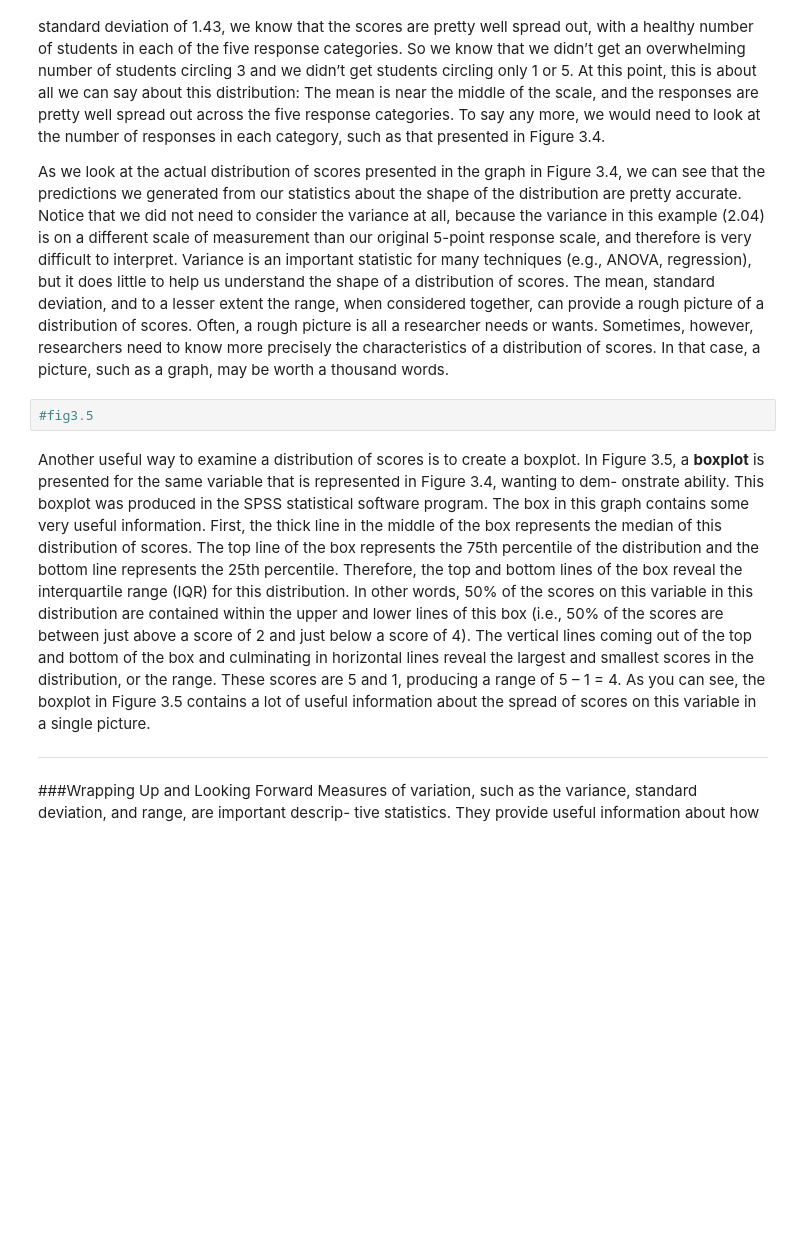
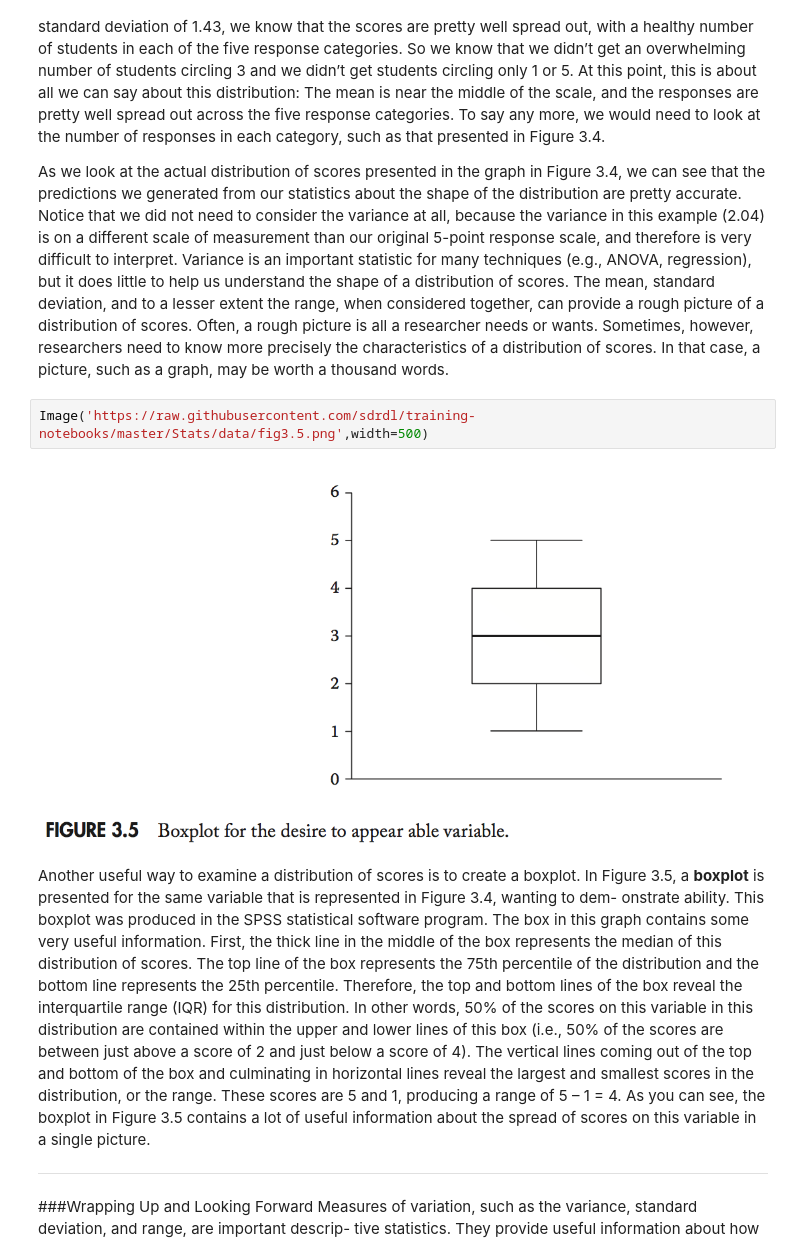
Before and after one commit to sandiegodata/training-notebooks, a Jupyter notebook: Stats/3 - Measures of Variability.ipynb, the cells around one changed output. Cells and saved outputs as stored; diff of their text form; blank space fills up the shorter version.

```diff
--- a/Stats/3 - Measures of Variability.ipynb
+++ b/Stats/3 - Measures of Variability.ipynb
@@ -147,8 +147,10 @@ To get a better picture of this distribution, we need to consider the standard d
 Now, when we look at the actual mean for this distribution (2.92) and the actual standard deviation (1.43), we can develop a rough picture of the distribution in our minds. Because we know that on a scale from 1 to 5, a mean of 2.92 is about in the middle, we can guess that the distribution looks somewhat symmetrical (i.e., that there will be roughly the same number of responses in the 4 and 5 categories as there are in the 1 and 2 categories. Furthermore, because we’ve got a moderately sized standard deviation of 1.43, we know that the scores are pretty well spread out, with a healthy number of students in each of the five response categories. So we know that we didn’t get an overwhelming number of students circling 3 and we didn’t get students circling only 1 or 5. At this point, this is about all we can say about this distribution: The mean is near the middle of the scale, and the responses are pretty well spread out across the five response categories. To say any more, we would need to look at the number of responses in each category, such as that presented in Figure 3.4.
 
 As we look at the actual distribution of scores presented in the graph in Figure 3.4, we can see that the predictions we generated from our statistics about the shape of the distribution are pretty accurate. Notice that we did not need to consider the variance at all, because the variance in this example (2.04) is on a different scale of measurement than our original 5-point response scale, and therefore is very difficult to interpret. Variance is an important statistic for many techniques (e.g., ANOVA, regression), but it does little to help us understand the shape of a distribution of scores. The mean, standard deviation, and to a lesser extent the range, when considered together, can provide a rough picture of a distribution of scores. Often, a rough picture is all a researcher needs or wants. Sometimes, however, researchers need to know more precisely the characteristics of a distribution of scores. In that case, a picture, such as a graph, may be worth a thousand words.
-# %%
-#fig3.5
+# %%
+Image('https://raw.githubusercontent.com/sdrdl/training-notebooks/master/Stats/data/fig3.5.png',width=500)
+# %% [output]
+[figure, added]
 # %% [markdown]
 Another useful way to examine a distribution of scores is to create a boxplot. In Figure 3.5, a **boxplot** is presented for the same variable that is represented in Figure 3.4, wanting to dem- onstrate ability. This boxplot was produced in the SPSS statistical software program. The box in this graph contains some very useful information. First, the thick line in the middle of the box represents the median of this distribution of scores. The top line of the box represents the 75th percentile of the distribution and the bottom line represents the 25th percentile. Therefore, the top and bottom lines of the box reveal the interquartile range (IQR) for this distribution. In other words, 50% of the scores on this variable in this distribution are contained within the upper and lower lines of this box (i.e., 50% of the scores are between just above a score of 2 and just below a score of 4). The vertical lines coming out of the top and bottom of the box and culminating in horizontal lines reveal the largest and smallest scores in the distribution, or the range. These scores are 5 and 1, producing a range of 5 – 1 = 4. As you can see, the boxplot in Figure 3.5 contains a lot of useful information about the spread of scores on this variable in a single picture.
 
```
Also changed, not shown: parts of 5 cells of this notebook.
